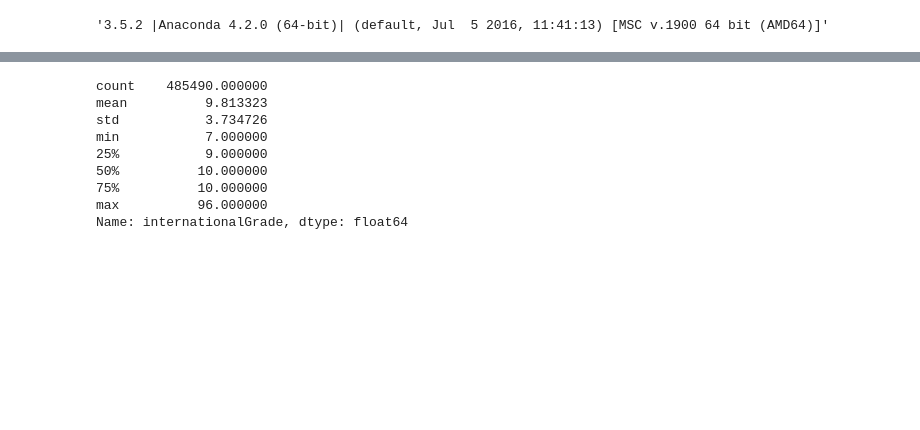
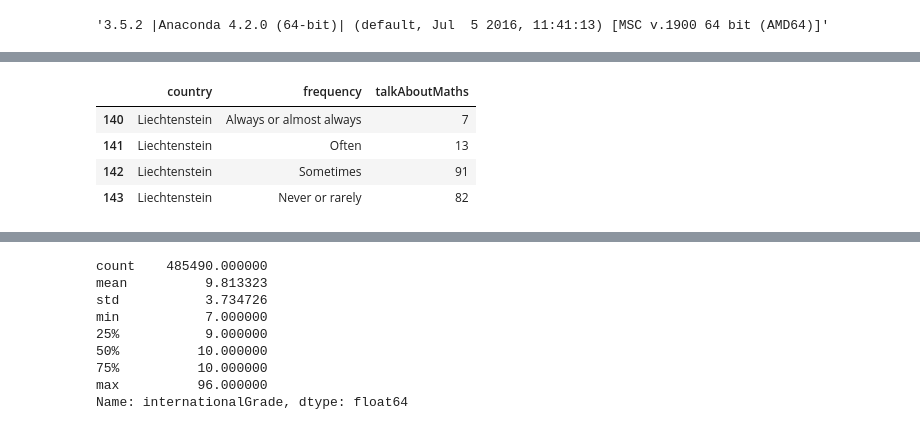
Before and after one commit to brunoassisp/PISA-Data-Viz-project, a Jupyter notebook: PISA_EDA.ipynb, the cells around one changed output, grey strips where cells are left out. Saved outputs shown, nothing was run; the diff lists cells and outputs as text; code cells hidden in the pictures; blank space fills up the shorter version.

```diff
--- a/PISA_EDA.ipynb
+++ b/PISA_EDA.ipynb
@@ -125,11 +122,0 @@ studyMoreThan2ExtraHoursADay  Unique Values:
-# %%
-def get_variable_frequency(df, var):
-    return df.groupby(['country', var]).sum()['internationalGrade'].reset_index()\
-                .rename(columns={
-                    var: 'frequency',
-                    'internationalGrade': var
-                })
-
-def get_df_for_variables(df, var_list):
-    df_result = pd.concat([get_variable_frequency(df, var) for var in var_list], axis=1)
-    return df_result[['country','frequency'] + var_list].T.drop_duplicates().T
@@ -136 +178,11 @@ def get_df_for_variables(df, var_list):
+# %%
+df_ = get_variable_frequency(df_student_behavior, 'talkAboutMaths')
+
+df_[df_['country'].str.contains('Lie')]
+# %% [output]
+|  | country | frequency | talkAboutMaths |
+| 140 | Liechtenstein | Always or almost always | 7 |
+| 141 | Liechtenstein | Often | 13 |
+| 142 | Liechtenstein | Sometimes | 91 |
+| 143 | Liechtenstein | Never or rarely | 82 |
 # %%
```
Also changed, not shown: parts of 8 cells of this notebook.
